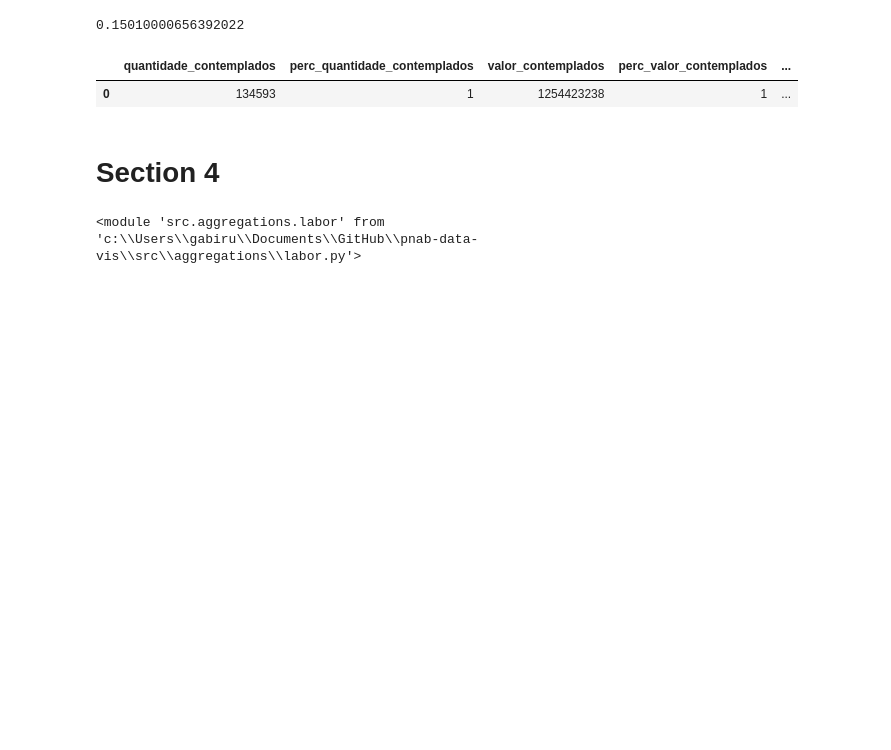
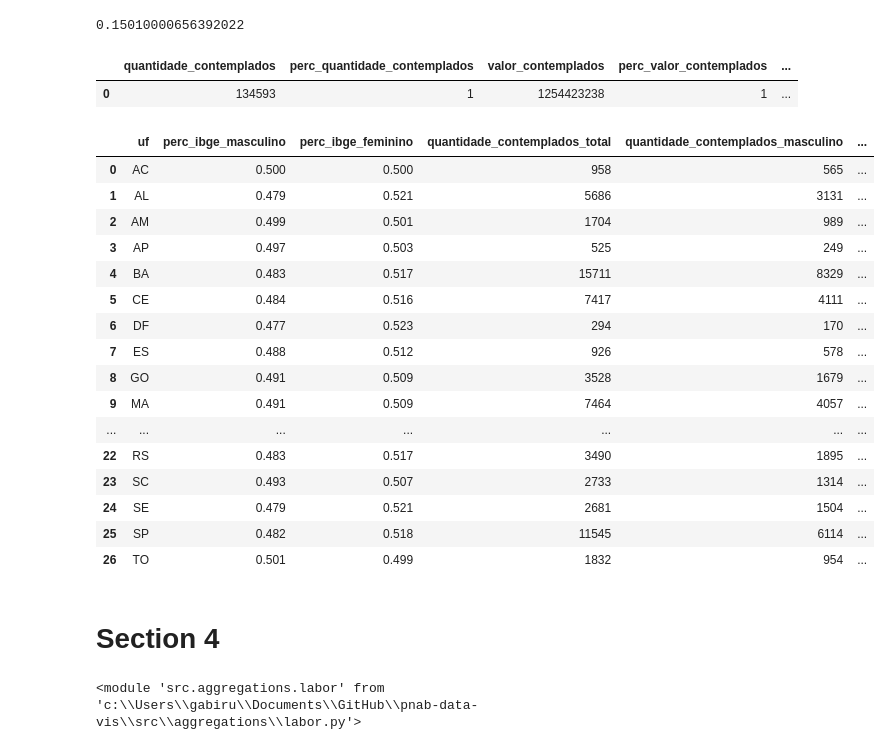
Before and after one commit to SGE-Subsecretaria-de-Gestao-Estrategica/pnab-data-vis, a Jupyter notebook: src/notebooks/gabriel_create_csv.ipynb, the cells around one changed output. Saved outputs shown, nothing was run; the diff lists cells and outputs as text; code cells hidden in the pictures; blank space fills up the shorter version.

```diff
--- a/src/notebooks/gabriel_create_csv.ipynb
+++ b/src/notebooks/gabriel_create_csv.ipynb
@@ -432,6 +449,30 @@ df_age_group.to_csv(settings.DATA_PATH_SECTION3 / 'aggregate_valor_quantity_by_a
 # aggregate_value_quantity_by_age_group_region_wide
 df_age_region = person.aggregate_value_quantity_by_age_group_region_wide(df_cubo=df_cubo)
 df_age_region.to_csv(settings.DATA_PATH_SECTION3 / 'aggregate_value_quantity_by_age_group_region_wide.csv')
+# %%
+# aggregate_sexo_uf_ibge_pnab.csv
+df_resumo_sexo = person.aggregate_sexo_uf_ibge_pnab(df_cubo=df_cubo)
+df_resumo_sexo.to_csv(settings.DATA_PATH_SECTION3 / 'aggregate_sexo_uf_ibge_pnab.csv')
+# %%
+df_resumo_sexo
+# %% [output]
+|  | uf | perc_ibge_masculino | perc_ibge_feminino | quantidade_contemplados_total | quantidade_contemplados_masculino | ... |
+| 0 | AC | 0.500 | 0.500 | 958 | 565 | ... |
+| 1 | AL | 0.479 | 0.521 | 5686 | 3131 | ... |
+| 2 | AM | 0.499 | 0.501 | 1704 | 989 | ... |
+| 3 | AP | 0.497 | 0.503 | 525 | 249 | ... |
+| 4 | BA | 0.483 | 0.517 | 15711 | 8329 | ... |
+| 5 | CE | 0.484 | 0.516 | 7417 | 4111 | ... |
+| 6 | DF | 0.477 | 0.523 | 294 | 170 | ... |
+| 7 | ES | 0.488 | 0.512 | 926 | 578 | ... |
+| 8 | GO | 0.491 | 0.509 | 3528 | 1679 | ... |
+| 9 | MA | 0.491 | 0.509 | 7464 | 4057 | ... |
+| ... | ... | ... | ... | ... | ... | ... |
+| 22 | RS | 0.483 | 0.517 | 3490 | 1895 | ... |
+| 23 | SC | 0.493 | 0.507 | 2733 | 1314 | ... |
+| 24 | SE | 0.479 | 0.521 | 2681 | 1504 | ... |
+| 25 | SP | 0.482 | 0.518 | 11545 | 6114 | ... |
+| 26 | TO | 0.501 | 0.499 | 1832 | 954 | ... |
 # %% [markdown]
 # Section 4
 # %%
```
Also changed, not shown: parts of 6 cells of this notebook, 3 other files.
